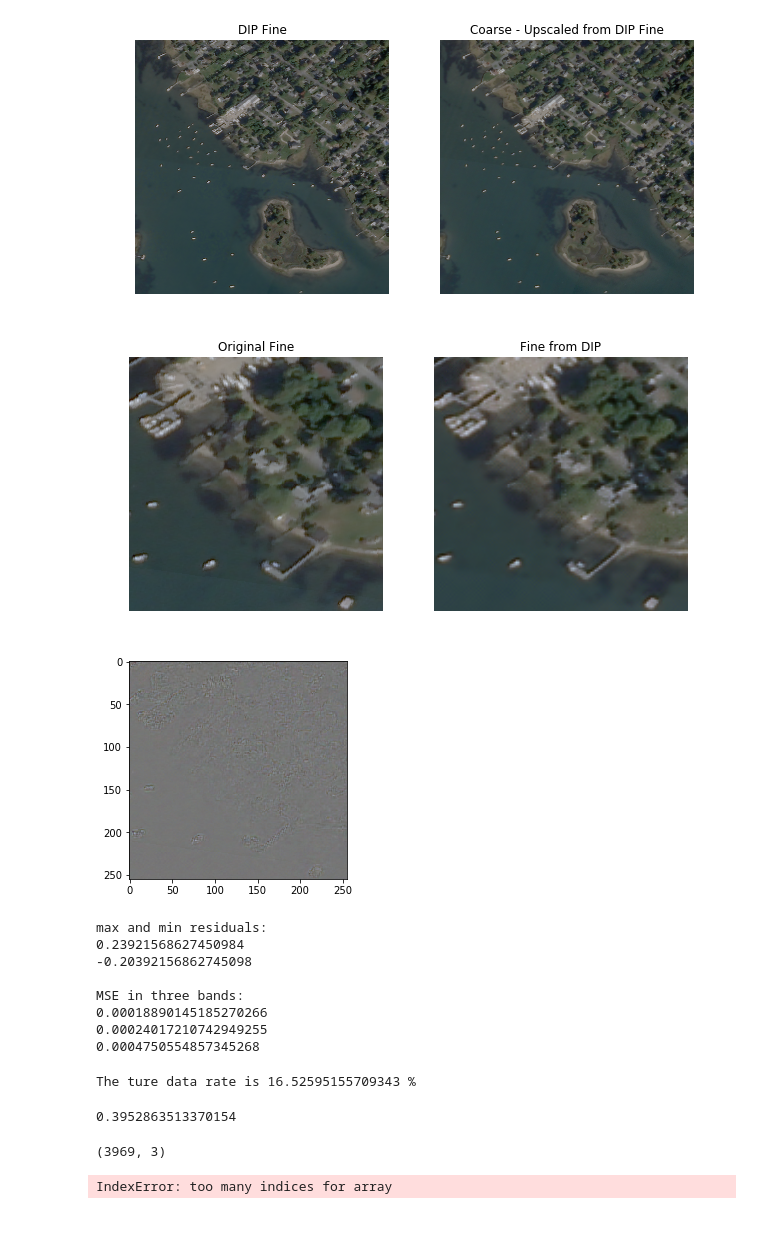
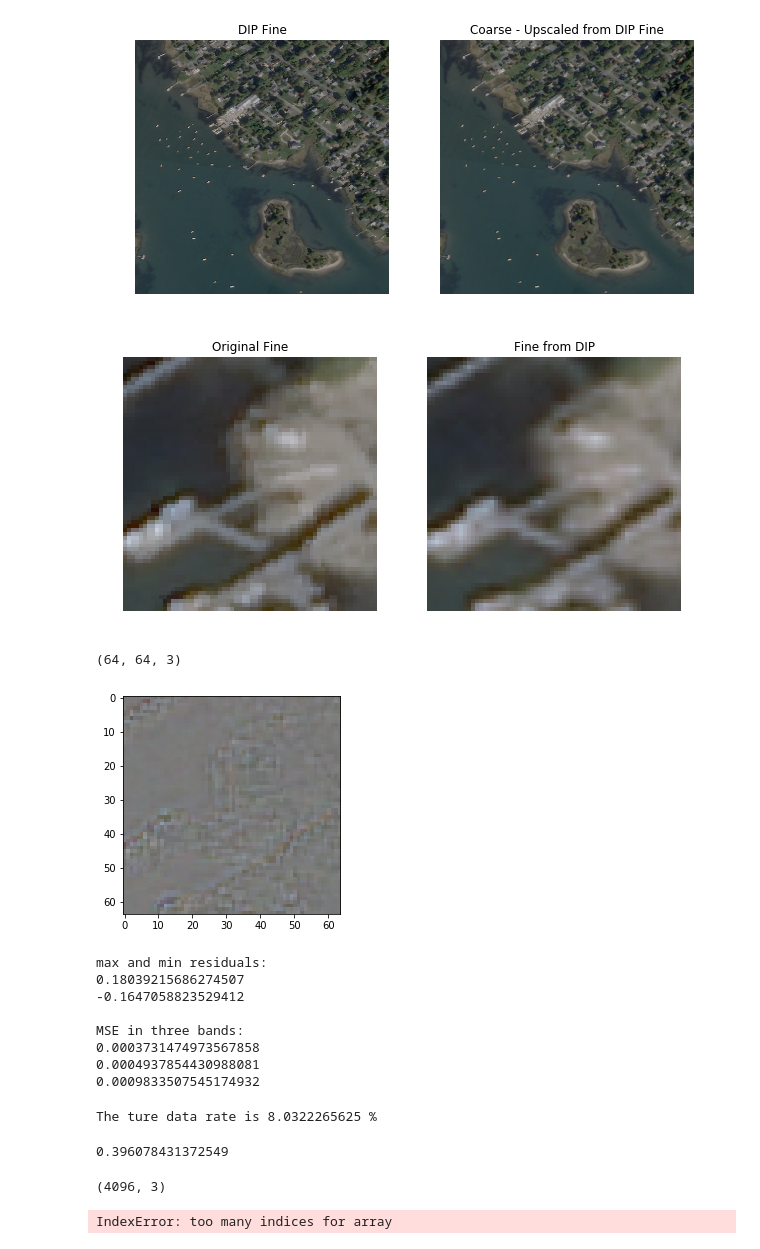
Before and after one commit to zhwang0/dip-kriging, a Jupyter notebook: dirKriging.ipynb, the cells around one changed output. Drawn from its saved outputs; the diff is of its cells as text; code cells hidden in the pictures.

```diff
--- a/dirKriging.ipynb
+++ b/dirKriging.ipynb
@@ -298,37 +298,39 @@ axes[1].axis('off')
 [figure]
 # %%
 # read images
-img_f_sub = img_f[300:555, 300:555,:]
-img_f_dip_sub = img_f_dip[300:555, 300:555,:]
+img_f_sub = img_f[300:364, 300:364,:]
+img_f_dip_sub = img_f_dip[300:364, 300:364,:]
 
 
 # display
 fig, axes = plt.subplots(1, 2, figsize=(10, 10))
 
 axes[0].imshow(img_f_sub)
 axes[0].set_title('Original Fine')
 axes[0].axis('off')
 
 axes[1].imshow(img_f_dip_sub)
 axes[1].set_title('Fine from DIP')
 axes[1].axis('off')
 
 fig.savefig('output_kriging/subset_urban.png')
 # %% [output]
-[figure, old version]
+[figure, new version]
 # %%
 # residuals
 krig_f = img_f_dip_sub
 krig_c = img_f_sub
 resi = krig_c - krig_f
 resi_size = np.shape(resi)
+print(resi_size)
 
 # plot
 resi_plot = resi - resi.min() / (resi.max() - resi.min())
 plt.imshow(resi_plot, cmap='gray')
 plt.imsave('output_kriging/residuas_urban.png', resi_plot, cmap='gray')
 # %% [output]
+(64, 64, 3)
-[figure, old version]
+[figure, new version]
 # %%
 # residuals
 print('max and min residuals:')
@@ -342,13 +344,13 @@ print(mean_squared_error(krig_f[:,:,1], krig_c[:,:,1]))
 print(mean_squared_error(krig_f[:,:,2], krig_c[:,:,2]))
 # %% [output]
 max and min residuals:
-0.23921568627450984
--0.20392156862745098
+0.18039215686274507
+-0.1647058823529412
 
 MSE in three bands:
-0.00018890145185270266
-0.00024017210742949255
-0.0004750554857345268
+0.0003731474973567858
+0.0004937854430988081
+0.0009833507545174932
 # %%
 # reshape
 y = resi.reshape(resi_size[0]*resi_size[1], resi_size[2], order='C')
@@ -364,25 +368,25 @@ loc = np.stack((loc1_rep, loc2_rep)).T
 # %%
 # find true data where residuals in three bands are zero
 x_true_idx = np.where(np.sum(np.abs(y), axis=1) <= 0.01)[0]
-x_true = y[x_true_idx, :]
+x_true = y_true[x_true_idx, :]
 loc_true = loc[x_true_idx, :]
 
 x_train_idx = np.where(np.sum(np.abs(y), axis=1) != 0)[0]
-x_train = y[x_train_idx, :]
+x_train = y_train[x_train_idx, :]
 loc_train = loc[x_train_idx, :]
 
 print('The ture data rate is', len(x_true_idx)/(resi_size[0]*resi_size[1])*100, '%')
 # %% [output]
-The ture data rate is 16.52595155709343 %
+The ture data rate is 8.0322265625 %
 # %%
 np.sum(np.abs(y), axis=1).max()
 # %% [output]
-0.3952863513370154
+0.396078431372549
 # %%
 tmp = np.zeros(resi_size[0]*resi_size[1]*resi_size[2]).reshape(resi_size[0]*resi_size[1], resi_size[2])
 tmp.shape
 # %% [output]
-(3969, 3)
+(4096, 3)
 # %%
 for i in range(len(x_train_idx))
     tmp_idx = x_true_idx[i]
```
Also changed, not shown: parts of 10 cells of this notebook.
